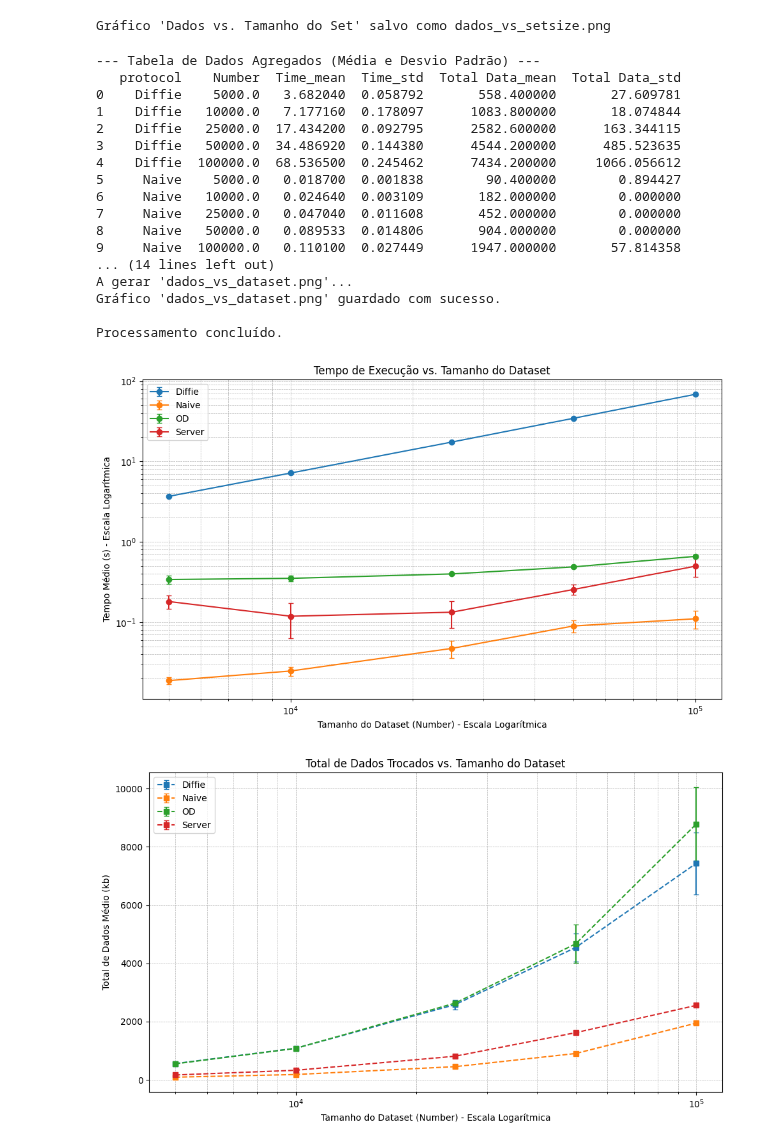
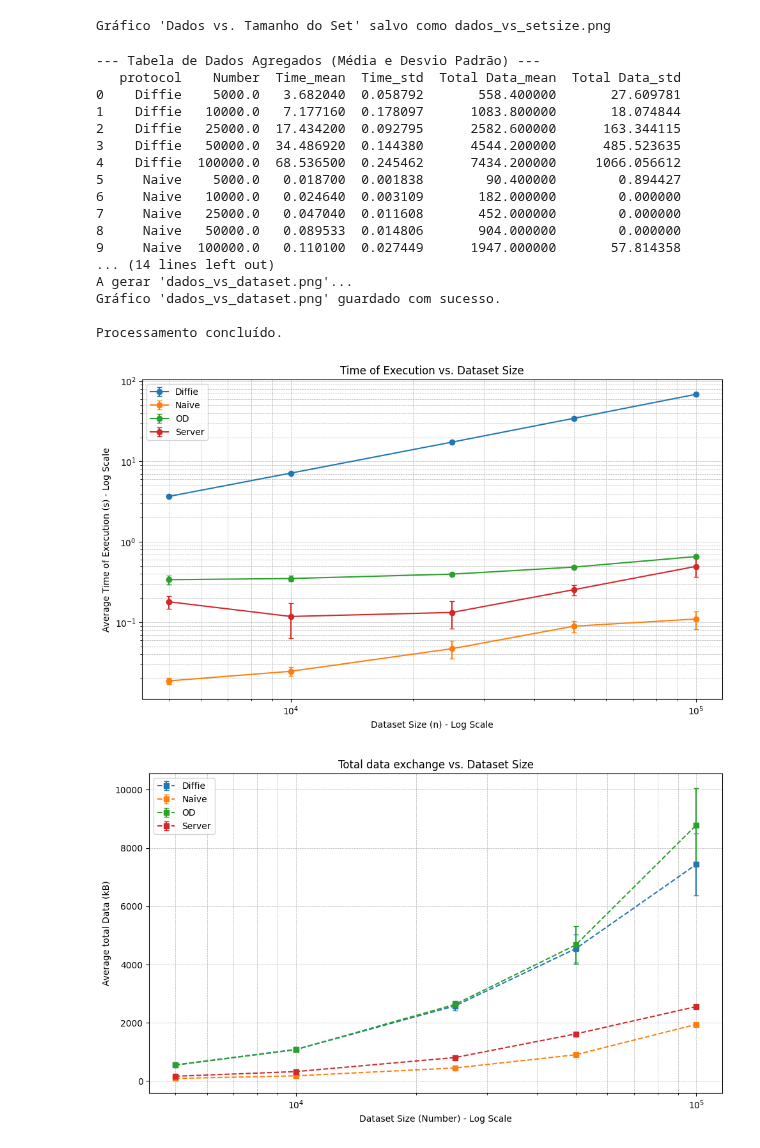
Before and after one commit to guilhermemalves03/Tecnicas-Avancadas-de-Analise-de-Dados, a Jupyter notebook: ProjetoMachineLearning/sp.ipynb, the cells around one changed output. Saved outputs shown, nothing was run; the diff lists cells and outputs as text; code cells hidden in the pictures.

```diff
--- a/ProjetoMachineLearning/sp.ipynb
+++ b/ProjetoMachineLearning/sp.ipynb
@@ -255,9 +255,9 @@ for proto in protocols:
 
 ax1.set_yscale('log')
 ax1.set_xscale('log') # Adicionado escala logarítmica para o eixo X, melhora a visualização
-ax1.set_xlabel('Tamanho do Dataset (Number) - Escala Logarítmica')
-ax1.set_ylabel('Tempo Médio (s) - Escala Logarítmica')
-ax1.set_title('Tempo de Execução vs. Tamanho do Dataset')
+ax1.set_xlabel('Dataset Size (n) - Log Scale')
+ax1.set_ylabel('Average Time of Execution (s) - Log Scale')
+ax1.set_title('Time of Execution vs. Dataset Size')
 ax1.legend()
 ax1.grid(True, which='both', linestyle='--', linewidth=0.5)
 
@@ -277,35 +277,35 @@ for proto in protocols:
     ax2.errorbar(proto_data['Number'], proto_data['Total Data_mean'], yerr=proto_data['Total Data_std'],
                  label=proto, marker='s', linestyle='--', capsize=3)
 
 ax2.set_xscale('log') # Adicionado escala logarítmica para o eixo X
-ax2.set_xlabel('Tamanho do Dataset (Number) - Escala Logarítmica')
-ax2.set_ylabel('Total de Dados Médio (kb)')
-ax2.set_title('Total de Dados Trocados vs. Tamanho do Dataset')
+ax2.set_xlabel('Dataset Size (Number) - Log Scale')
+ax2.set_ylabel('Average total Data (kB)')
+ax2.set_title('Total data exchange vs. Dataset Size')
 ax2.legend()
 ax2.grid(True, which='both', linestyle='--', linewidth=0.5)
 
 plt.tight_layout()
 plt.savefig('dados_vs_dataset.png')
 print(f"Gráfico 'dados_vs_dataset.png' guardado com sucesso.")
 
 print("\nProcessamento concluído.")
 # %% [output]
 --- Tabela de Dados Agregados (Média e Desvio Padrão) ---
    protocol    Number  Time_mean  Time_std  Total Data_mean  Total Data_std
 0    Diffie    5000.0   3.682040  0.058792       558.400000       27.609781
 1    Diffie   10000.0   7.177160  0.178097      1083.800000       18.074844
 2    Diffie   25000.0  17.434200  0.092795      2582.600000      163.344115
 3    Diffie   50000.0  34.486920  0.144380      4544.200000      485.523635
 4    Diffie  100000.0  68.536500  0.245462      7434.200000     1066.056612
 5     Naive    5000.0   0.018700  0.001838        90.400000        0.894427
 6     Naive   10000.0   0.024640  0.003109       182.000000        0.000000
 7     Naive   25000.0   0.047040  0.011608       452.000000        0.000000
 8     Naive   50000.0   0.089533  0.014806       904.000000        0.000000
 9     Naive  100000.0   0.110100  0.027449      1947.000000       57.814358
 ... (14 lines left out)
 A gerar 'dados_vs_dataset.png'...
 Gráfico 'dados_vs_dataset.png' guardado com sucesso.
 
 Processamento concluído.
-[figure, old version]
+[figure, new version]
-[figure, old version]
+[figure, new version]
```
Also changed, not shown: parts of 1 cell of this notebook, 4 other files.
